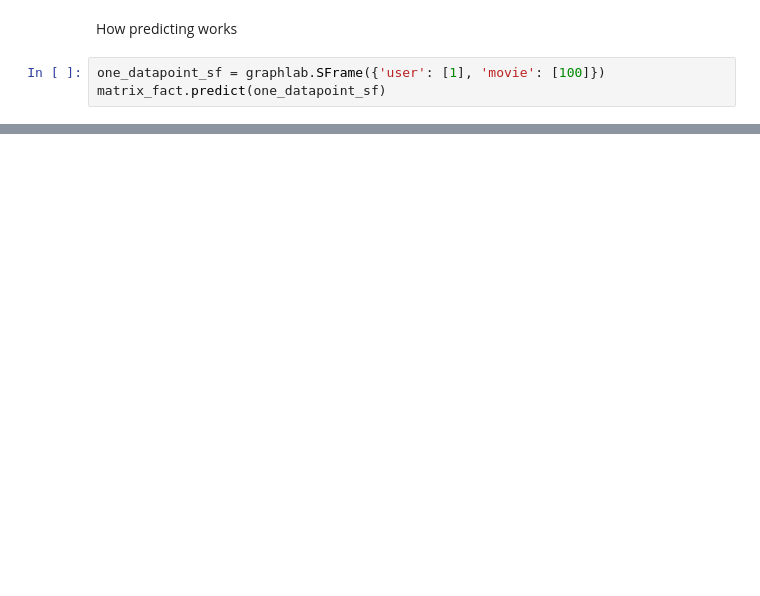
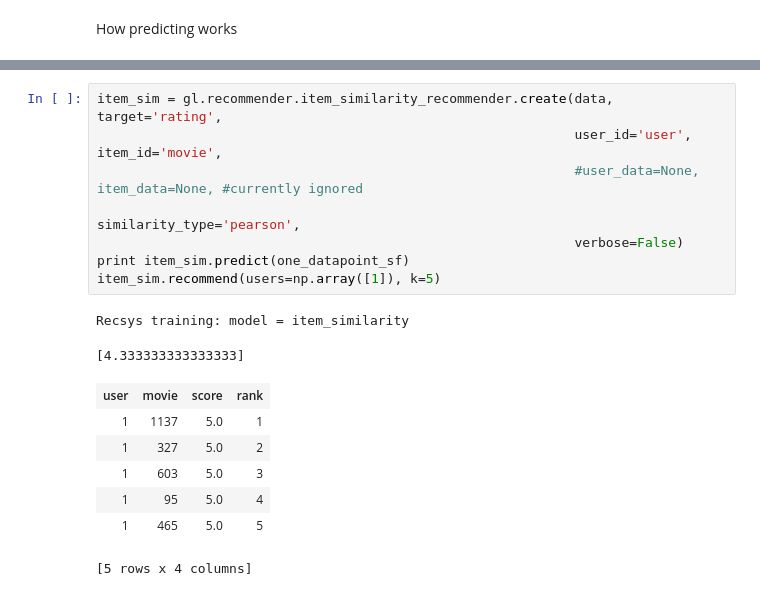
Before and after one commit to luckamolkova/data_science, a Jupyter notebook: recommenders.ipynb, the cells around one changed output, grey strips where cells are left out. Cells and saved outputs as stored; diff of their text form; blank space fills up the shorter version.

```diff
--- a/recommenders.ipynb
+++ b/recommenders.ipynb
@@ -149,5 +191,2 @@ Training factorization_recommender for recommendations.
 # %% [markdown]
 How predicting works
-# %%
-one_datapoint_sf = graphlab.SFrame({'user': [1], 'movie': [100]})
-matrix_fact.predict(one_datapoint_sf)
@@ -177,0 +223,18 @@ print pred[0]
+# %%
+item_sim = gl.recommender.item_similarity_recommender.create(data, target='rating',
+                                                             user_id='user', item_id='movie',
+                                                             #user_data=None, item_data=None, #currently ignored
+                                                             similarity_type='pearson',
+                                                             verbose=False)
+print item_sim.predict(one_datapoint_sf)
+item_sim.recommend(users=np.array([1]), k=5)
+# %% [output]
+Recsys training: model = item_similarity
+[4.333333333333333]
+| user | movie | score | rank |
+| 1 | 1137 | 5.0 | 1 |
+| 1 | 327 | 5.0 | 2 |
+| 1 | 603 | 5.0 | 3 |
+| 1 | 95 | 5.0 | 4 |
+| 1 | 465 | 5.0 | 5 |
+[5 rows x 4 columns]
```
Also changed, not shown: parts of 24 cells of this notebook, 1 other file.
